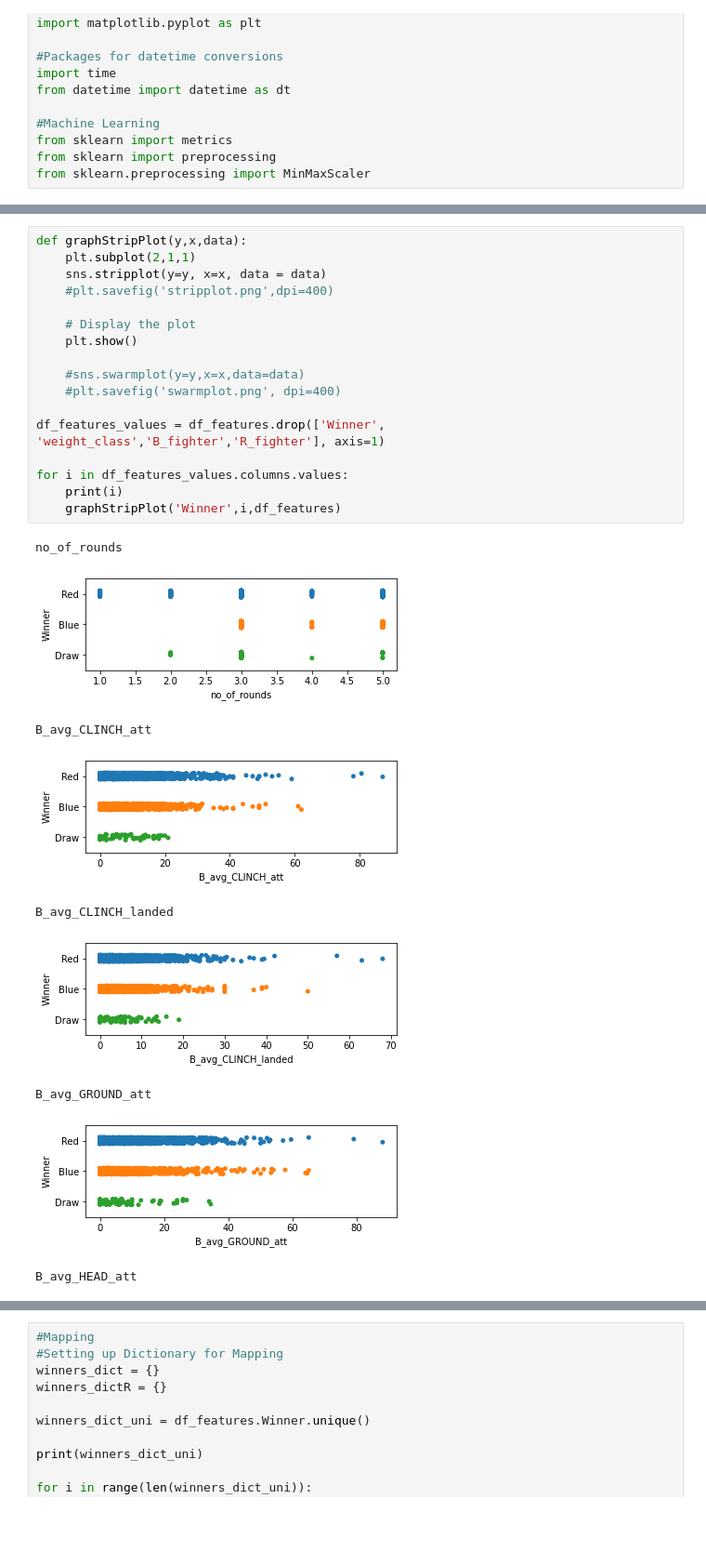
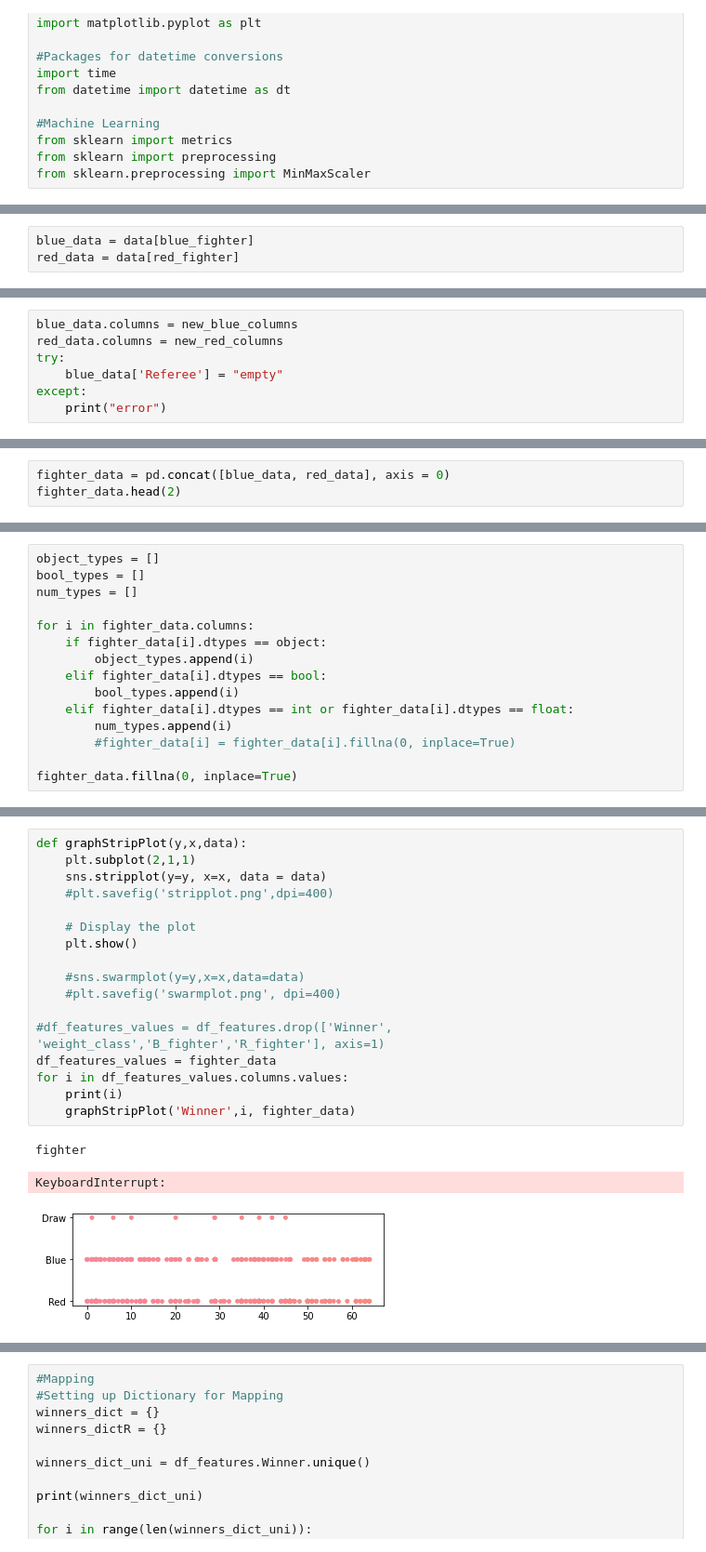
Before and after one commit to maikevin/UFC_Prediction, a Jupyter notebook: Analysis.ipynb, the cells around one changed output, grey strips where cells are left out. Shown at 93% size. Saved outputs shown, nothing was run; the diff lists cells and outputs as text; blank space fills up the shorter version.

```diff
--- a/Analysis.ipynb
+++ b/Analysis.ipynb
@@ -145,0 +93,3 @@ dtype: int64
+# %%
+blue_data = data[blue_fighter]
+red_data = data[red_fighter]
@@ -145,0 +148,7 @@ dtype: int64
+# %%
+blue_data.columns = new_blue_columns
+red_data.columns = new_red_columns
+try:
+    blue_data['Referee'] = "empty"
+except:
+    print("error")
@@ -145,0 +161,3 @@ dtype: int64
+# %%
+fighter_data = pd.concat([blue_data, red_data], axis = 0)
+fighter_data.head(2)
@@ -145,0 +169,15 @@ dtype: int64
+# %%
+object_types = []
+bool_types = []
+num_types = []
+
+for i in fighter_data.columns:
+    if fighter_data[i].dtypes == object:
+        object_types.append(i)
+    elif fighter_data[i].dtypes == bool:
+        bool_types.append(i)
+    elif fighter_data[i].dtypes == int or fighter_data[i].dtypes == float:
+        num_types.append(i)
+        #fighter_data[i] = fighter_data[i].fillna(0, inplace=True)
+
+fighter_data.fillna(0, inplace=True)
@@ -156,27 +212,21 @@ plt.show()
 # %%
 def graphStripPlot(y,x,data):
     plt.subplot(2,1,1)
     sns.stripplot(y=y, x=x, data = data)
     #plt.savefig('stripplot.png',dpi=400)
 
     # Display the plot
     plt.show()
 
     #sns.swarmplot(y=y,x=x,data=data)
     #plt.savefig('swarmplot.png', dpi=400)
 
-df_features_values = df_features.drop(['Winner', 'weight_class','B_fighter','R_fighter'], axis=1)
-
+#df_features_values = df_features.drop(['Winner', 'weight_class','B_fighter','R_fighter'], axis=1)
+df_features_values = fighter_data
 for i in df_features_values.columns.values:
     print(i)
-    graphStripPlot('Winner',i,df_features)
+    graphStripPlot('Winner',i, fighter_data)
 # %% [output]
-no_of_rounds
+fighter
+KeyboardInterrupt:
-[figure, old version]
+[figure, new version]
-B_avg_CLINCH_att
-[figure, removed]
-B_avg_CLINCH_landed
-[figure, removed]
-B_avg_GROUND_att
-[figure, removed]
-B_avg_HEAD_att
```
Also changed, not shown: parts of 31 cells of this notebook, 3 other files.
